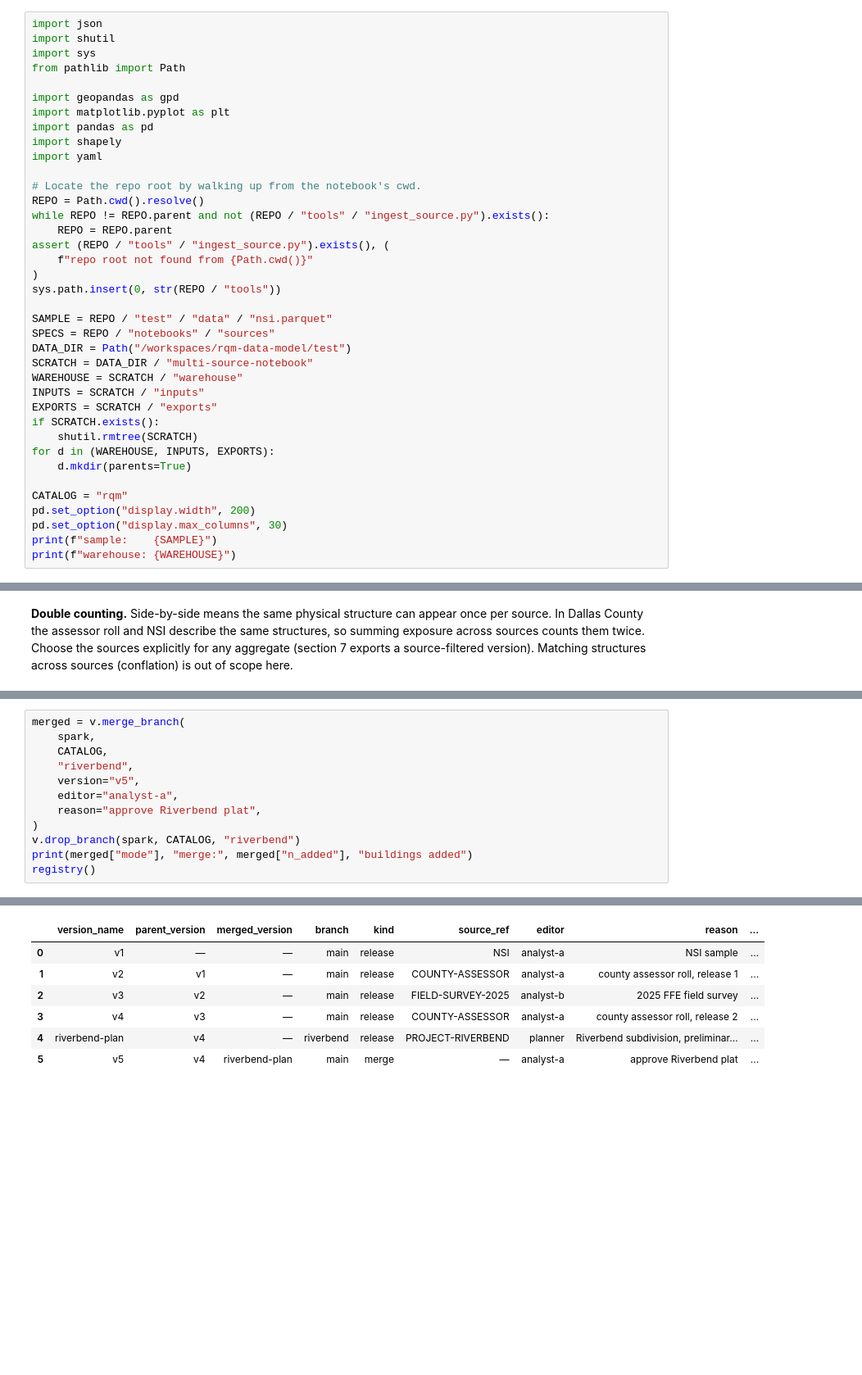
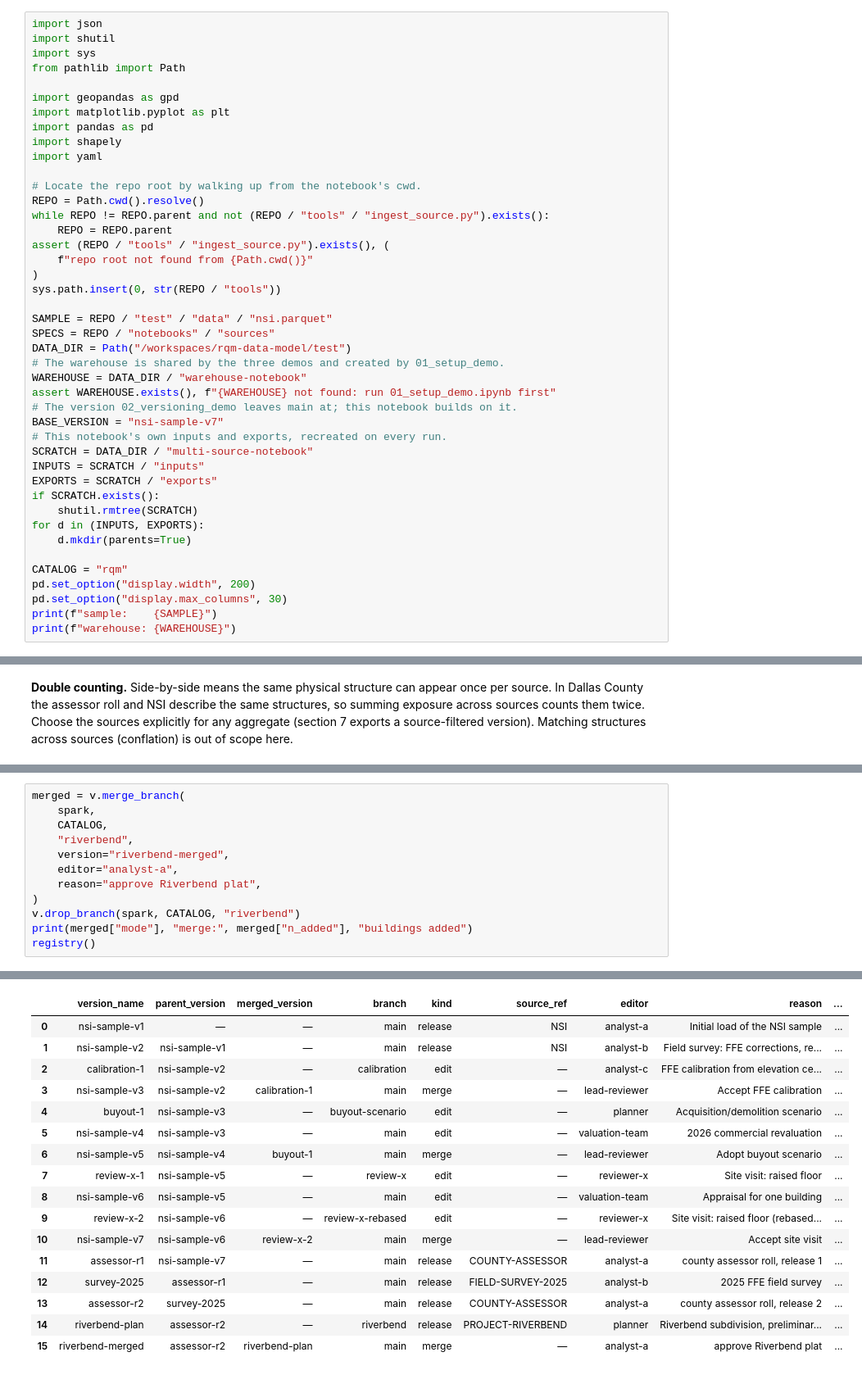
Before and after one commit to fema-ffrd/rqm-data-model, a Jupyter notebook: notebooks/03_multi_source_demo.ipynb, the cells around one changed output, grey strips where cells are left out. Shown at 82% size. Saved outputs shown, nothing was run; the diff lists cells and outputs as text; blank space fills up the shorter version.

Commit message:
tethered demos to single catalog db

```diff
--- a/notebooks/03_multi_source_demo.ipynb
+++ b/notebooks/03_multi_source_demo.ipynb
@@ -66,13 +74,18 @@ sys.path.insert(0, str(REPO / "tools"))
 SAMPLE = REPO / "test" / "data" / "nsi.parquet"
 SPECS = REPO / "notebooks" / "sources"
 DATA_DIR = Path("/workspaces/rqm-data-model/test")
+# The warehouse is shared by the three demos and created by 01_setup_demo.
+WAREHOUSE = DATA_DIR / "warehouse-notebook"
+assert WAREHOUSE.exists(), f"{WAREHOUSE} not found: run 01_setup_demo.ipynb first"
+# The version 02_versioning_demo leaves main at; this notebook builds on it.
+BASE_VERSION = "nsi-sample-v7"
+# This notebook's own inputs and exports, recreated on every run.
 SCRATCH = DATA_DIR / "multi-source-notebook"
-WAREHOUSE = SCRATCH / "warehouse"
 INPUTS = SCRATCH / "inputs"
 EXPORTS = SCRATCH / "exports"
 if SCRATCH.exists():
     shutil.rmtree(SCRATCH)
-for d in (WAREHOUSE, INPUTS, EXPORTS):
+for d in (INPUTS, EXPORTS):
     d.mkdir(parents=True)
 
 CATALOG = "rqm"
@@ -660,24 +694,34 @@ pd.concat(
 # %%
 merged = v.merge_branch(
     spark,
     CATALOG,
     "riverbend",
-    version="v5",
+    version="riverbend-merged",
     editor="analyst-a",
     reason="approve Riverbend plat",
 )
 v.drop_branch(spark, CATALOG, "riverbend")
 print(merged["mode"], "merge:", merged["n_added"], "buildings added")
 registry()
 # %% [output]
 fast-forward merge: 36 buildings added
 |  | version_name | parent_version | merged_version | branch | kind | source_ref | editor | reason | ... |
-| 0 | v1 | — | — | main | release | NSI | analyst-a | NSI sample | ... |
-| 1 | v2 | v1 | — | main | release | COUNTY-ASSESSOR | analyst-a | county assessor roll, release 1 | ... |
-| 2 | v3 | v2 | — | main | release | FIELD-SURVEY-2025 | analyst-b | 2025 FFE field survey | ... |
-| 3 | v4 | v3 | — | main | release | COUNTY-ASSESSOR | analyst-a | county assessor roll, release 2 | ... |
-| 4 | riverbend-plan | v4 | — | riverbend | release | PROJECT-RIVERBEND | planner | Riverbend subdivision, preliminar... | ... |
-| 5 | v5 | v4 | riverbend-plan | main | merge | — | analyst-a | approve Riverbend plat | ... |
+| 0 | nsi-sample-v1 | — | — | main | release | NSI | analyst-a | Initial load of the NSI sample | ... |
+| 1 | nsi-sample-v2 | nsi-sample-v1 | — | main | release | NSI | analyst-b | Field survey: FFE corrections, re... | ... |
+| 2 | calibration-1 | nsi-sample-v2 | — | calibration | edit | — | analyst-c | FFE calibration from elevation ce... | ... |
+| 3 | nsi-sample-v3 | nsi-sample-v2 | calibration-1 | main | merge | — | lead-reviewer | Accept FFE calibration | ... |
+| 4 | buyout-1 | nsi-sample-v3 | — | buyout-scenario | edit | — | planner | Acquisition/demolition scenario | ... |
+| 5 | nsi-sample-v4 | nsi-sample-v3 | — | main | edit | — | valuation-team | 2026 commercial revaluation | ... |
+| 6 | nsi-sample-v5 | nsi-sample-v4 | buyout-1 | main | merge | — | lead-reviewer | Adopt buyout scenario | ... |
+| 7 | review-x-1 | nsi-sample-v5 | — | review-x | edit | — | reviewer-x | Site visit: raised floor | ... |
+| 8 | nsi-sample-v6 | nsi-sample-v5 | — | main | edit | — | valuation-team | Appraisal for one building | ... |
+| 9 | review-x-2 | nsi-sample-v6 | — | review-x-rebased | edit | — | reviewer-x | Site visit: raised floor (rebased... | ... |
+| 10 | nsi-sample-v7 | nsi-sample-v6 | review-x-2 | main | merge | — | lead-reviewer | Accept site visit | ... |
+| 11 | assessor-r1 | nsi-sample-v7 | — | main | release | COUNTY-ASSESSOR | analyst-a | county assessor roll, release 1 | ... |
+| 12 | survey-2025 | assessor-r1 | — | main | release | FIELD-SURVEY-2025 | analyst-b | 2025 FFE field survey | ... |
+| 13 | assessor-r2 | survey-2025 | — | main | release | COUNTY-ASSESSOR | analyst-a | county assessor roll, release 2 | ... |
+| 14 | riverbend-plan | assessor-r2 | — | riverbend | release | PROJECT-RIVERBEND | planner | Riverbend subdivision, preliminar... | ... |
+| 15 | riverbend-merged | assessor-r2 | riverbend-plan | main | merge | — | analyst-a | approve Riverbend plat | ... |
 # %% [markdown]
 ## 7. A source-filtered pinned export
 
```
Also changed, not shown: parts of 22 cells of this notebook, 4 other files.
